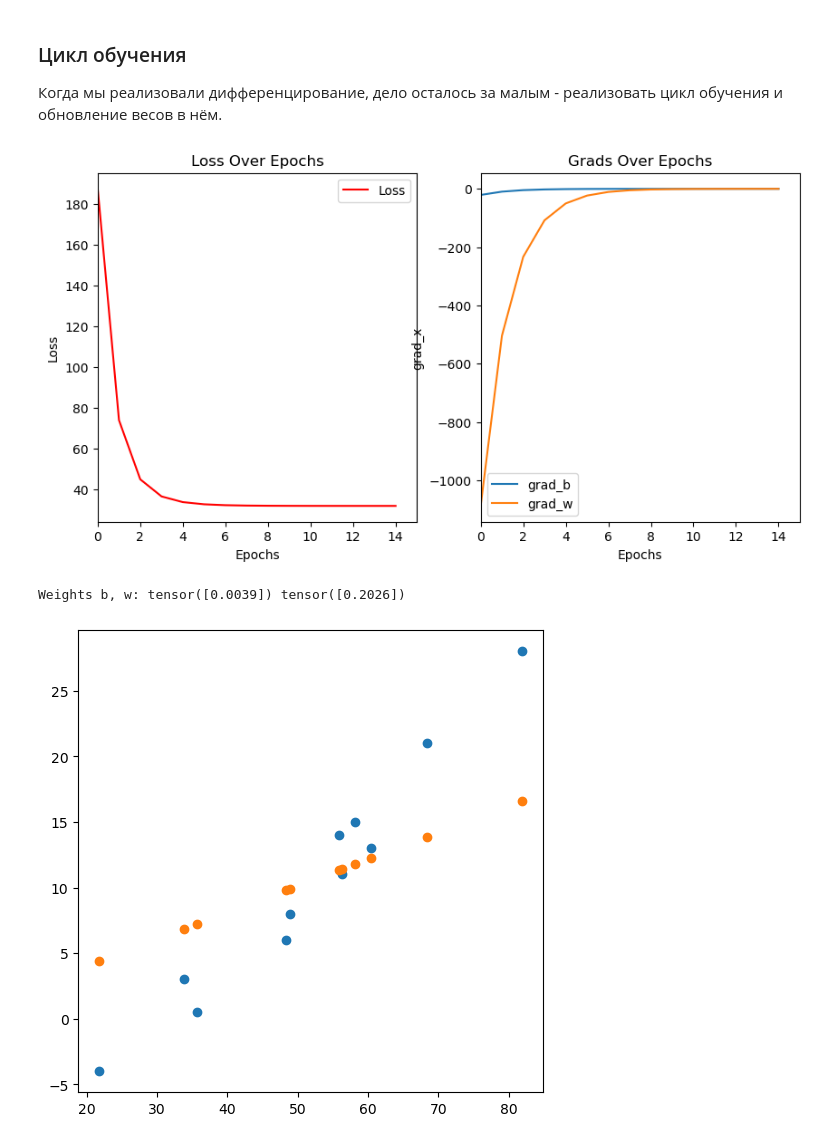
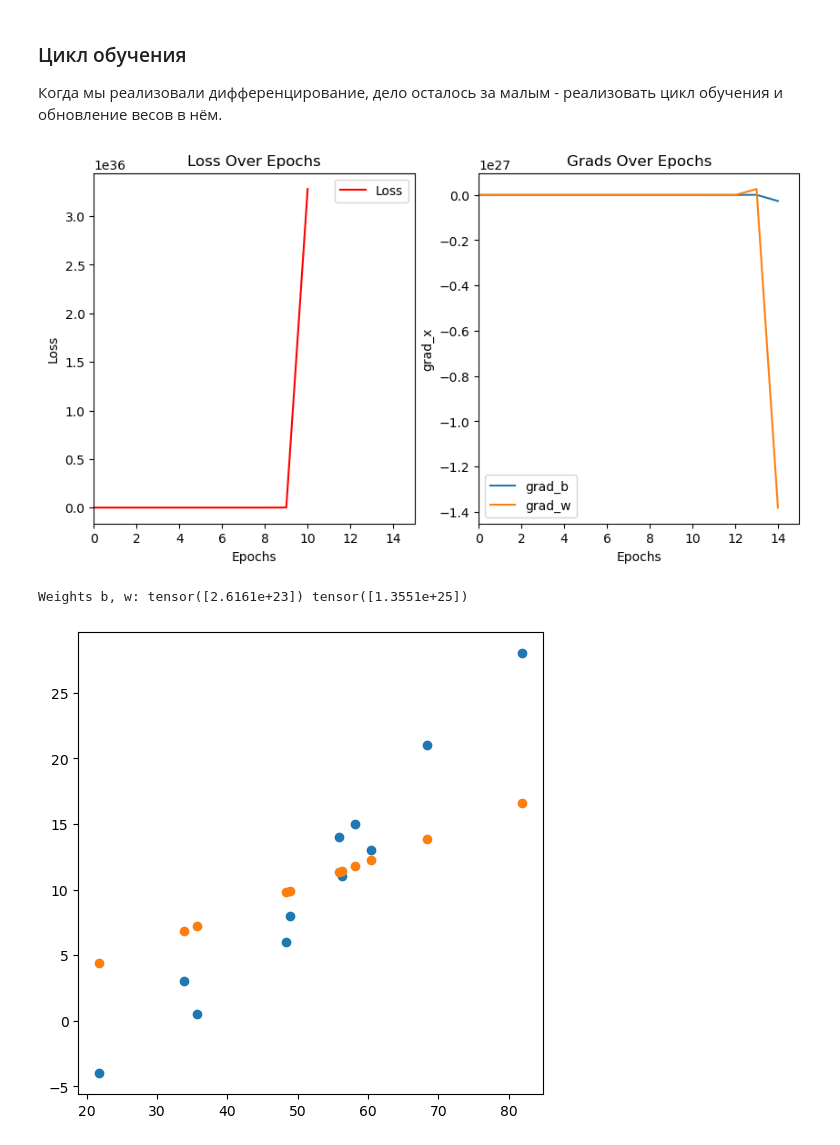
Before and after one commit to alexeivorohov-nn/nn_usu, a Jupyter notebook: Lessons/S2_Learning.ipynb, the cells around one changed output. Drawn from its saved outputs; the diff is of its cells as text; code cells hidden in the pictures.

```diff
--- a/Lessons/S2_Learning.ipynb
+++ b/Lessons/S2_Learning.ipynb
@@ -82,13 +83,16 @@ class linear_model:
 
     def __init__(self):
 
-        self.w = torch.Tensor([0.0, 0.0])
+        self.w = torch.Tensor([0.0])
+        self.b = torch.Tensor([0.0])
+
 
     def forward(self, x):
 
-        y_pred = x*self.w[1] + self.w[0]
+        y_pred = x*self.w + self.b
 
         return y_pred
+
 
     def __call__(self, x, w0, w1):
 
@@ -134,11 +136,13 @@ $$\texttt{loss}: \texttt{y\_pred}\times\texttt{y\_true} \to \mathcal{R} $$
 class MSELoss:
 
     def __init__(self):
+
         pass
 
+
     def __call__(self, y_pred, y_true):
+
         # YOUR CODE
-        loss = torch.pow(y_pred-y_true, 2).mean(dim=0)
 
         return loss
 
@@ -257,11 +261,13 @@ class linear_model:
         self.w = torch.tensor([0.0])
         self.b = torch.tensor([0.0])
 
+
     def forward(self, x):
 
         y_pred = x*self.w + self.b
 
         return y_pred
+
 
     def __call__(self, x, w0, w1):
 
@@ -269,19 +275,19 @@ class linear_model:
 
         return y_pred
 
+
     def grad_w(self, x, next_grad):
 
         # YOUR CODE
 
-        grad_ = x.mean(dim=0)*next_grad
 
         return grad_
+
 
     def grad_b(self, x, next_grad):
 
         # YOUR CODE
 
-        grad_ = next_grad
 
         return grad_
 
@@ -291,16 +297,17 @@ class MSELoss:
     def __init__(self):
         pass
 
+
     def __call__(self, y_pred, y_true):
+
         # YOUR CODE
-        loss = torch.pow(y_pred-y_true, 2).mean(dim=0)
 
         return loss
+
 
     def grad(self, y_pred, y_true):
 
         # YOUR CODE
-        grad_ = 2*(y_pred-y_true).mean(dim=0)
 
         return grad_
 
@@ -320,15 +327,7 @@ def train_loop(model, loss, X_train, y_train, lr=0.002, n_epochs=30):
     for epoch in range(n_epochs):
 
         # YOUR CODE
-        y_pred = model.forward(X_train)
-        loss_val = loss(y_pred, y_train)
-        loss_grad = loss.grad(y_pred, y_train)
 
-        model_grad_w = model.grad_w(X_train, loss_grad)
-        model_grad_b = model.grad_b(X_train, loss_grad)
-
-        model.w -= lr*model_grad_w
-        model.b -= lr*model_grad_b
 
         # Сохраним данные для отрисовки
         loss_history.append(loss_val)
@@ -340,36 +339,36 @@ def train_loop(model, loss, X_train, y_train, lr=0.002, n_epochs=30):
     # Визуализация
     fig, (ax0, ax1) = plt.subplots(1,2, figsize=(10, 5))
 
     epoch_span = torch.arange(0, n_epochs, 1)
 
     ax0.plot(epoch_span, loss_history, 'r-', label='Loss')
     ax0.set_xlim(0, n_epochs)
     # ax0.set_ylim(0, 200)
     ax0.set_xlabel('Epochs')
     ax0.set_ylabel('Loss')
     ax0.set_title('Loss Over Epochs')
     ax0.legend()
 
     ax1.plot(epoch_span, grad_b_history, '-', label='grad_b')
     ax1.plot(epoch_span, grad_w_history, '-', label='grad_w')
     ax1.set_xlim(0, n_epochs)
     # ax1.set_ylim(-20, 20)
     ax1.set_xlabel('Epochs')
     ax1.set_ylabel('grad_x')
     ax1.set_title('Grads Over Epochs')
     ax1.legend()
 
     plt.show()
 
     pass
 
 model = linear_model()
 loss = MSELoss()
-train_loop(model=model, loss=loss, X_train=t_u, y_train=t_c, lr=0.0001, n_epochs=15)
+train_loop(model=model, loss=loss, X_train=t_u, y_train=t_c, lr=0.01, n_epochs=15)
 print('Weights b, w:', model.b, model.w)
 # %% [output]
-[figure, old version]
+[figure, new version]
-Weights b, w: tensor([0.0039]) tensor([0.2026])
+Weights b, w: tensor([2.6161e+23]) tensor([1.3551e+25])
 # %%
 # Посмотрим, как соотносятся предсказания модели с реальными данными
 
```
Also changed, not shown: parts of 13 cells of this notebook, 5 other files.
